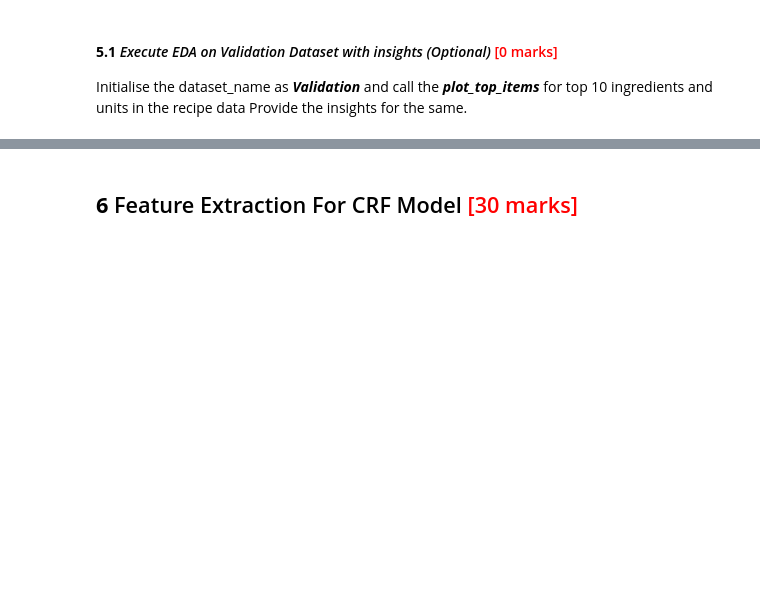
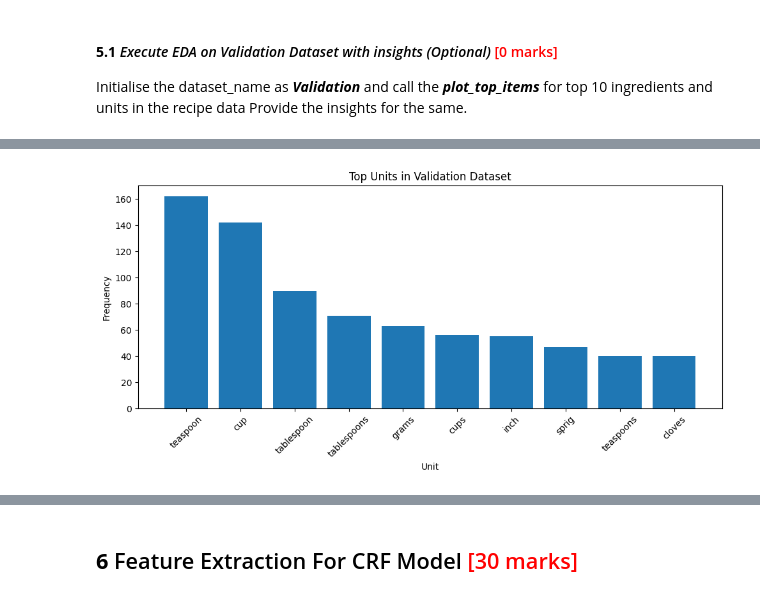
Before and after one commit to nishantab95/ingredients-assignments, a Jupyter notebook: Identifying_Key_Entities_Recipe_Data_Starter.ipynb, the cells around one changed output, grey strips where cells are left out. Drawn from its saved outputs; the diff is of its cells as text; code cells hidden in the pictures; blank space fills up the shorter version.

```diff
--- a/Identifying_Key_Entities_Recipe_Data_Starter.ipynb
+++ b/Identifying_Key_Entities_Recipe_Data_Starter.ipynb
@@ -252,6 +298,8 @@ Define a function **flatten_list** for flattening the structure for input_tokens
 Initialise the dataset_name with a value ***'Training'***
 # %%
 # flatten the list for nested_list (input_tokens, pos_tokens)
+def flatten_list(nested_list):
+    return [item for sublist in nested_list for item in sublist]
 # %%
 # initialise the dataset_name
 dataset_name = 'Training'
@@ -314,5 +464,22 @@ Initialise the dataset_name as ***Validation*** and call the ***plot_top_items**
 Provide the insights for the same.
 # %%
 # initialise the dataset_name
+dataset_name = "Validation"
 # %%
 # use extract and validate tokens, categorise tokens, get top frequent items for ingredient list and unit list on validation dataframe
+input_tokens, pos_tokens = extract_and_validate_tokens(val_df, dataset_name)
+
+# Categorize tokens
+ingredients, units, quantities = categorize_tokens(input_tokens, pos_tokens)
+
+# Get top frequent ingredients
+top_ingredients = get_top_frequent_items(ingredients, "ingredient", dataset_name)
+
+# Get top frequent units
+top_units = get_top_frequent_items(units, "unit", dataset_name)
+
+print("Top Ingredients:")
+print(top_ingredients)
+
+print("\nTop Units:")
+print(top_units)
@@ -319,4 +504,7 @@ Provide the insights for the same.
 # %%
 # plot the top frequent ingredients in validation data
+plot_top_items(top_units, "unit", dataset_name)
+# %% [output]
+[figure, added]
 # %%
 # plot the top frequent units in training data
```
Also changed, not shown: parts of 39 cells of this notebook.
